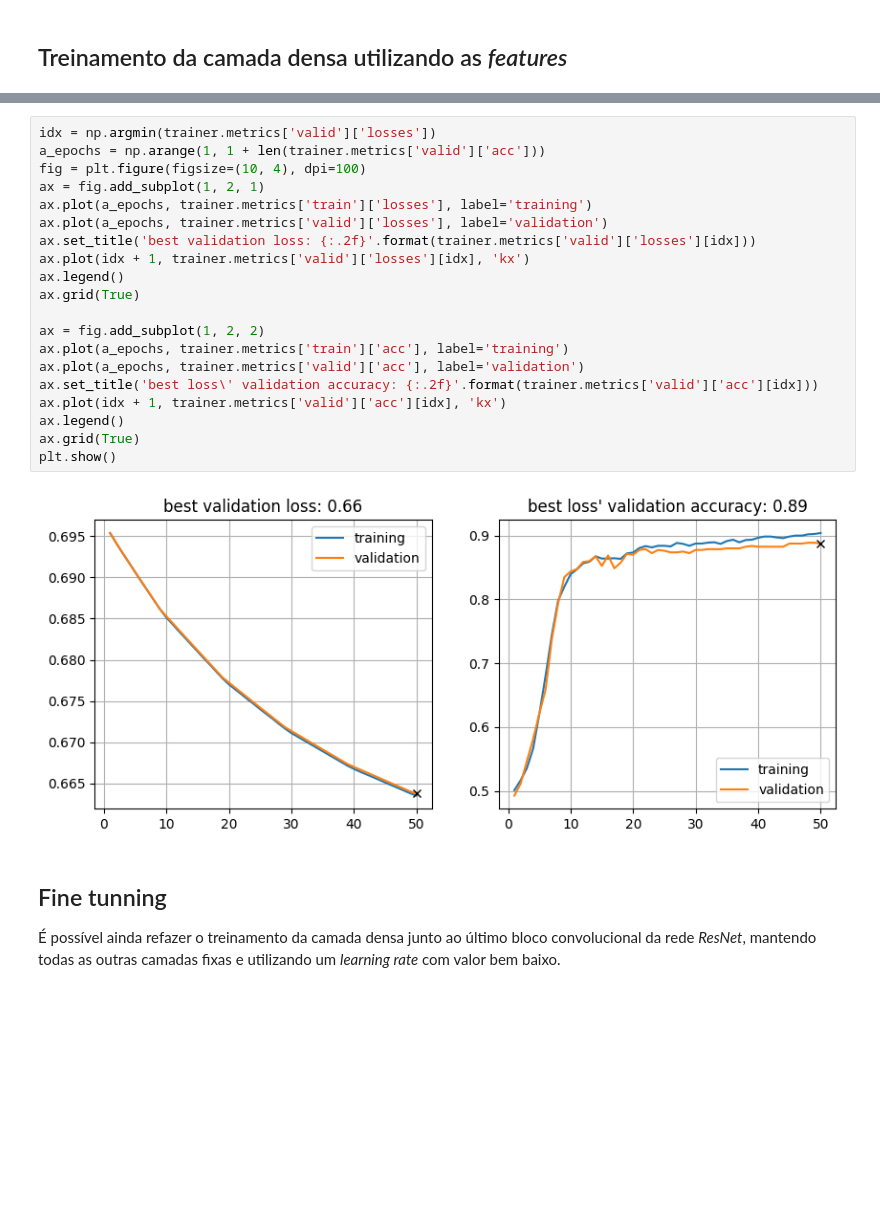
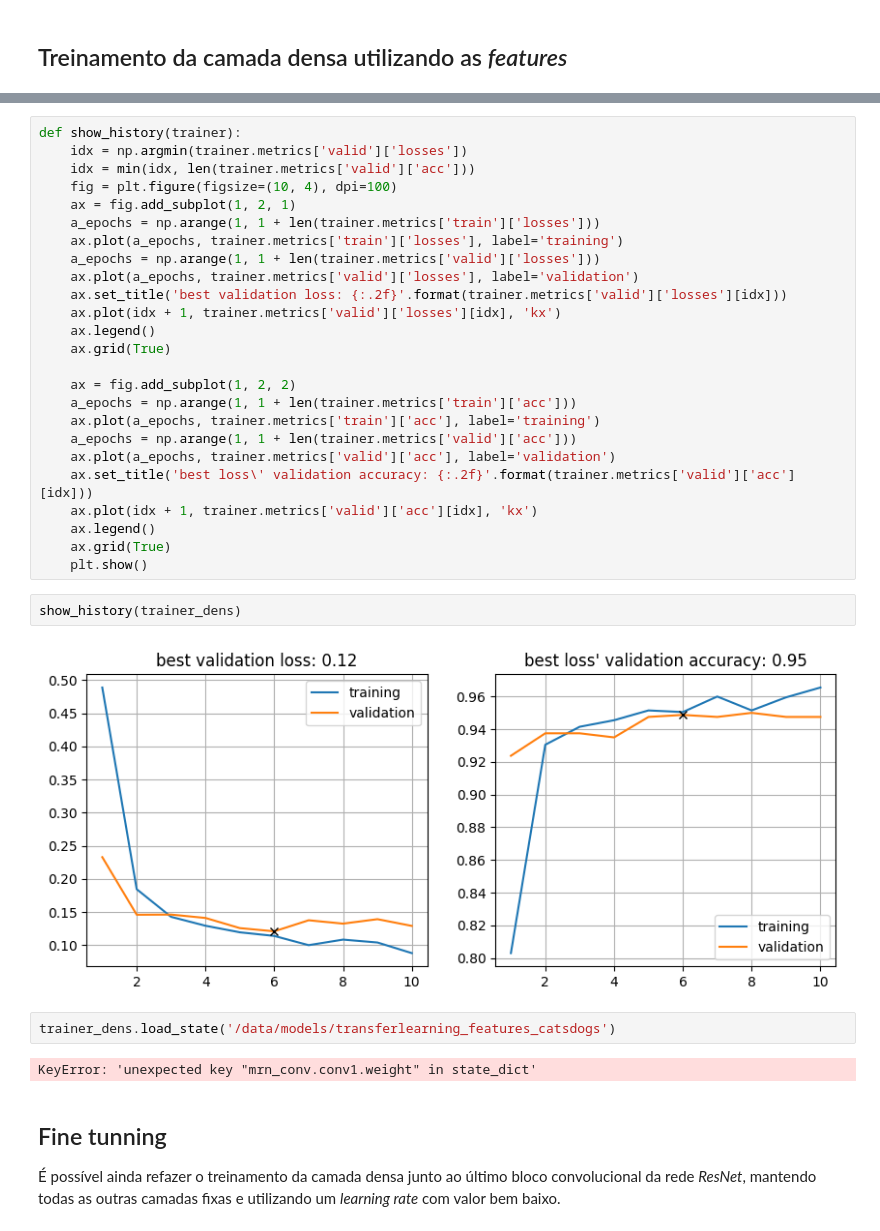
Before and after one commit to robertoalotufo/rnap, a Jupyter notebook: PyTorch/transfer_learning_catsdogs.ipynb, the cells around one changed output, grey strips where cells are left out. Drawn from its saved outputs; the diff is of its cells as text; blank space fills up the shorter version.

```diff
--- a/PyTorch/transfer_learning_catsdogs.ipynb
+++ b/PyTorch/transfer_learning_catsdogs.ipynb
@@ -214,25 +218,36 @@ Stop training at epoch: 50/50
 # %%
-idx = np.argmin(trainer.metrics['valid']['losses'])
-a_epochs = np.arange(1, 1 + len(trainer.metrics['valid']['acc']))
-fig = plt.figure(figsize=(10, 4), dpi=100)
-ax = fig.add_subplot(1, 2, 1)
-ax.plot(a_epochs, trainer.metrics['train']['losses'], label='training')
-ax.plot(a_epochs, trainer.metrics['valid']['losses'], label='validation')
-ax.set_title('best validation loss: {:.2f}'.format(trainer.metrics['valid']['losses'][idx]))
-ax.plot(idx + 1, trainer.metrics['valid']['losses'][idx], 'kx')
-ax.legend()
-ax.grid(True)
+def show_history(trainer):
+    idx = np.argmin(trainer.metrics['valid']['losses'])
+    idx = min(idx, len(trainer.metrics['valid']['acc']))
+    fig = plt.figure(figsize=(10, 4), dpi=100)
+    ax = fig.add_subplot(1, 2, 1)
+    a_epochs = np.arange(1, 1 + len(trainer.metrics['train']['losses']))
+    ax.plot(a_epochs, trainer.metrics['train']['losses'], label='training')
+    a_epochs = np.arange(1, 1 + len(trainer.metrics['valid']['losses']))
+    ax.plot(a_epochs, trainer.metrics['valid']['losses'], label='validation')
+    ax.set_title('best validation loss: {:.2f}'.format(trainer.metrics['valid']['losses'][idx]))
+    ax.plot(idx + 1, trainer.metrics['valid']['losses'][idx], 'kx')
+    ax.legend()
+    ax.grid(True)
 
-ax = fig.add_subplot(1, 2, 2)
-ax.plot(a_epochs, trainer.metrics['train']['acc'], label='training')
-ax.plot(a_epochs, trainer.metrics['valid']['acc'], label='validation')
-ax.set_title('best loss\' validation accuracy: {:.2f}'.format(trainer.metrics['valid']['acc'][idx]))
-ax.plot(idx + 1, trainer.metrics['valid']['acc'][idx], 'kx')
-ax.legend()
-ax.grid(True)
-plt.show()
+    ax = fig.add_subplot(1, 2, 2)
+    a_epochs = np.arange(1, 1 + len(trainer.metrics['train']['acc']))
+    ax.plot(a_epochs, trainer.metrics['train']['acc'], label='training')
+    a_epochs = np.arange(1, 1 + len(trainer.metrics['valid']['acc']))
+    ax.plot(a_epochs, trainer.metrics['valid']['acc'], label='validation')
+    ax.set_title('best loss\' validation accuracy: {:.2f}'.format(trainer.metrics['valid']['acc'][idx]))
+    ax.plot(idx + 1, trainer.metrics['valid']['acc'][idx], 'kx')
+    ax.legend()
+    ax.grid(True)
+    plt.show()
-# %% [output]
-[figure, removed]
+# %%
+show_history(trainer_dens)
+# %% [output]
+[figure, added]
+# %%
+trainer_dens.load_state('/data/models/transferlearning_features_catsdogs')
+# %% [output]
+KeyError: 'unexpected key "mrn_conv.conv1.weight" in state_dict'
 # %% [markdown]
 ## Fine tunning
 É possível ainda refazer o treinamento da camada densa junto ao último bloco convolucional da rede *ResNet*, mantendo todas as outras camadas fixas e utilizando um *learning rate* com valor bem baixo.
```
Also changed, not shown: parts of 8 cells of this notebook, 1 other file.
